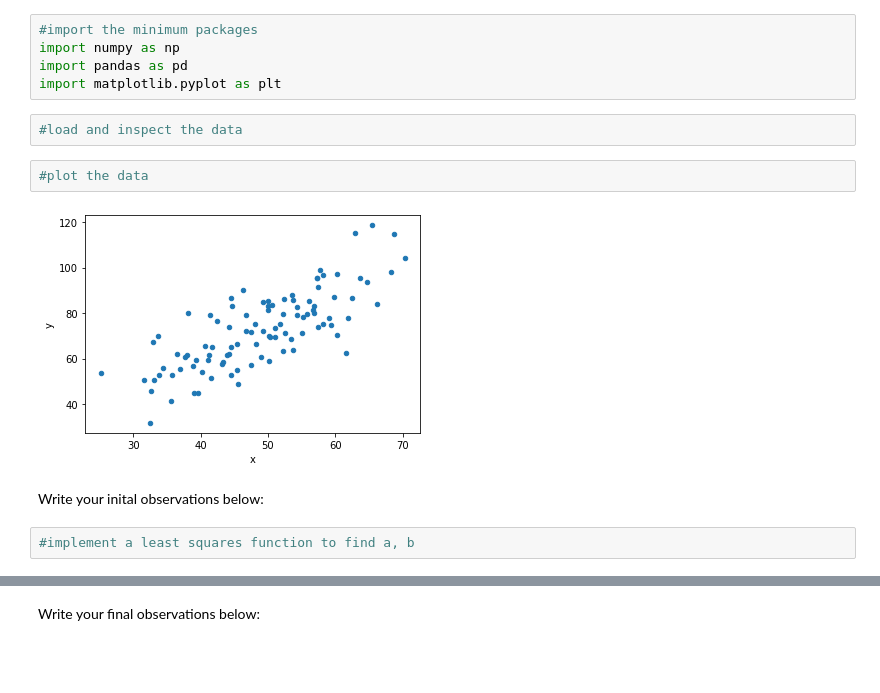
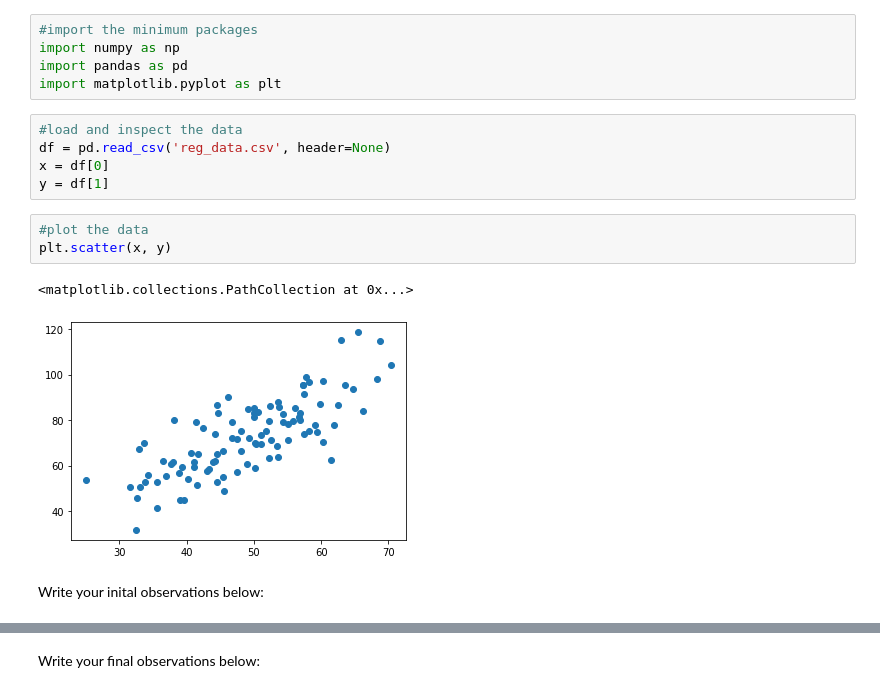
Before and after one commit to jcllobet/epitech, a Jupyter notebook: 02_Machine_Learning/04_Linear_Regression_and_Sklearn/exercises/linear_regression/linear_regression_from_scratch.ipynb, the cells around one changed output, grey strips where cells are left out. Drawn from its saved outputs; the diff is of its cells as text; blank space fills up the shorter version.

```diff
--- a/02_Machine_Learning/04_Linear_Regression_and_Sklearn/exercises/linear_regression/linear_regression_from_scratch.ipynb
+++ b/02_Machine_Learning/04_Linear_Regression_and_Sklearn/exercises/linear_regression/linear_regression_from_scratch.ipynb
@@ -25,11 +25,14 @@ import pandas as pd
 import matplotlib.pyplot as plt
 # %%
 #load and inspect the data
+df = pd.read_csv('reg_data.csv', header=None)
+x = df[0]
+y = df[1]
 # %%
 #plot the data
+plt.scatter(x, y)
 # %% [output]
+<matplotlib.collections.PathCollection at 0x...>
-[figure, old version]
+[figure, new version]
 # %% [markdown]
 Write your inital observations below:
-# %%
-#implement a least squares function to find a, b
```
Also changed, not shown: parts of 4 cells of this notebook, 18 other files.
